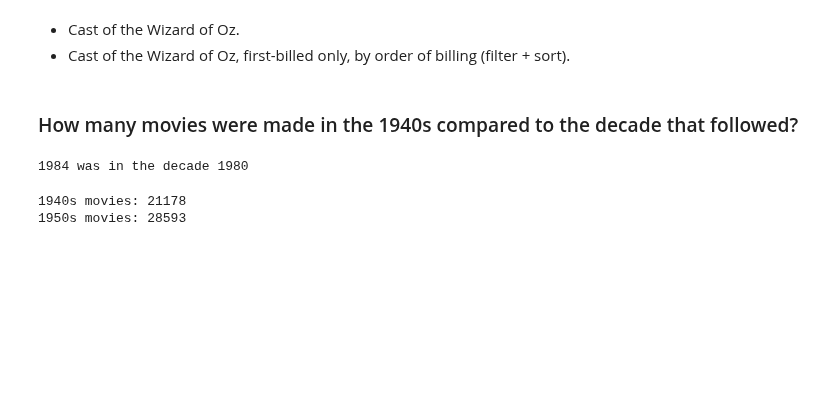
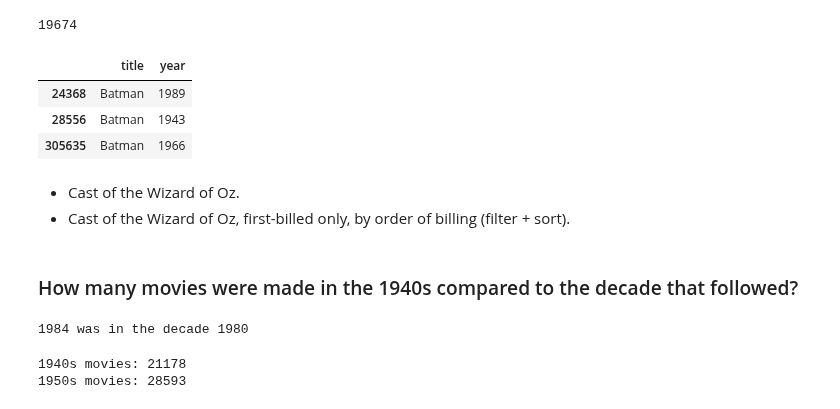
Before and after one commit to brandon-rhodes/pycon-pandas-tutorial, a Jupyter notebook: Solutions-1.ipynb, the cells around one changed output. Cells and saved outputs as stored; diff of their text form; code cells hidden in the pictures; blank space fills up the shorter version.

```diff
--- a/Solutions-1.ipynb
+++ b/Solutions-1.ipynb
@@ -52,3 +96,17 @@ memory usage: 241.3+ MB
+# %%
+len(t[t.year // 10 == 195])
+# %% [output]
+19674
+# %%
+# In what years has a movie titled "Batman" been released?
+
+t = titles
+t[t.title == 'Batman']
+# %% [output]
+|  | title | year |
+| 24368 | Batman | 1989 |
+| 28556 | Batman | 1943 |
+| 305635 | Batman | 1966 |
 # %% [markdown]
 * Cast of the Wizard of Oz.
 * Cast of the Wizard of Oz, first-billed only, by order of billing (filter + sort).
```
Also changed, not shown: parts of 13 cells of this notebook, 3 other files.
